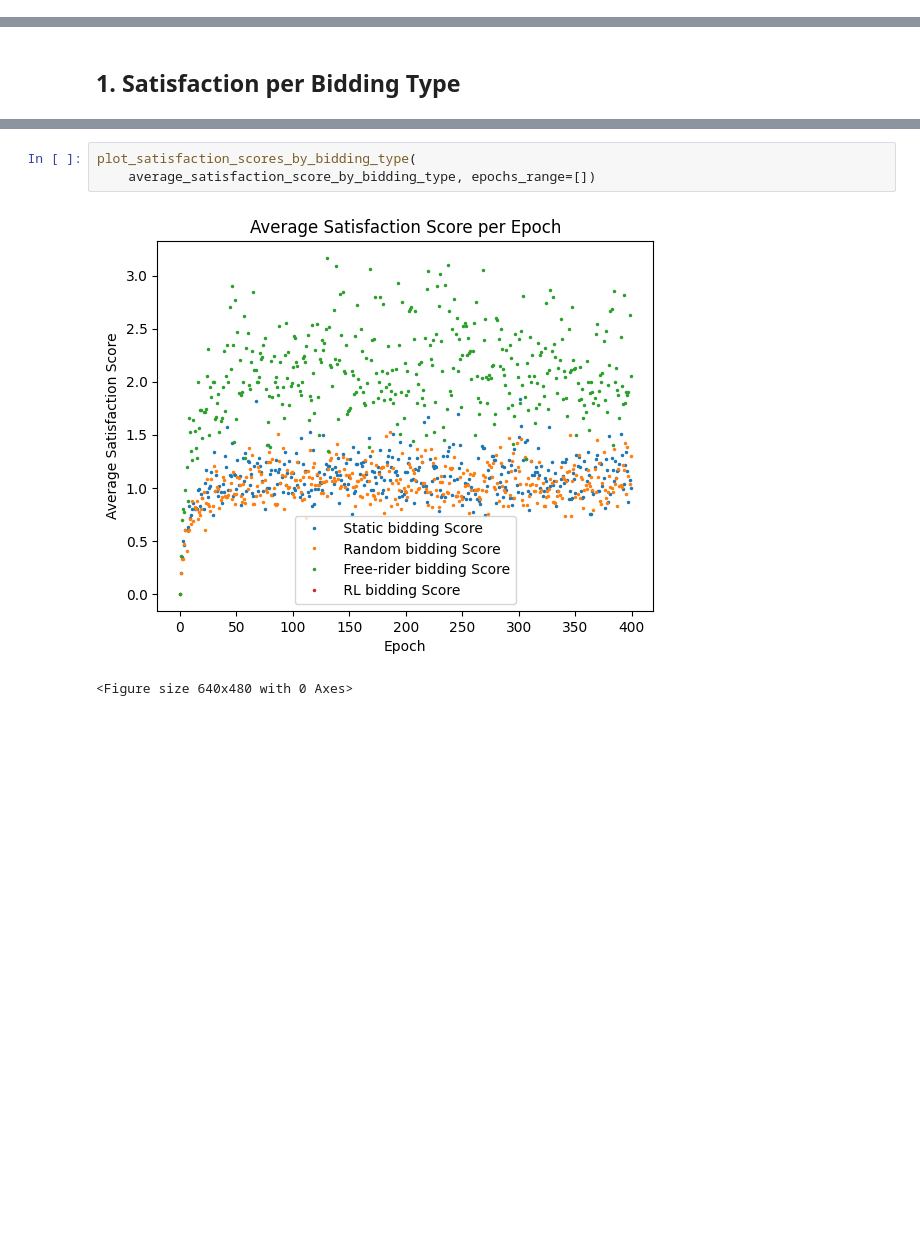
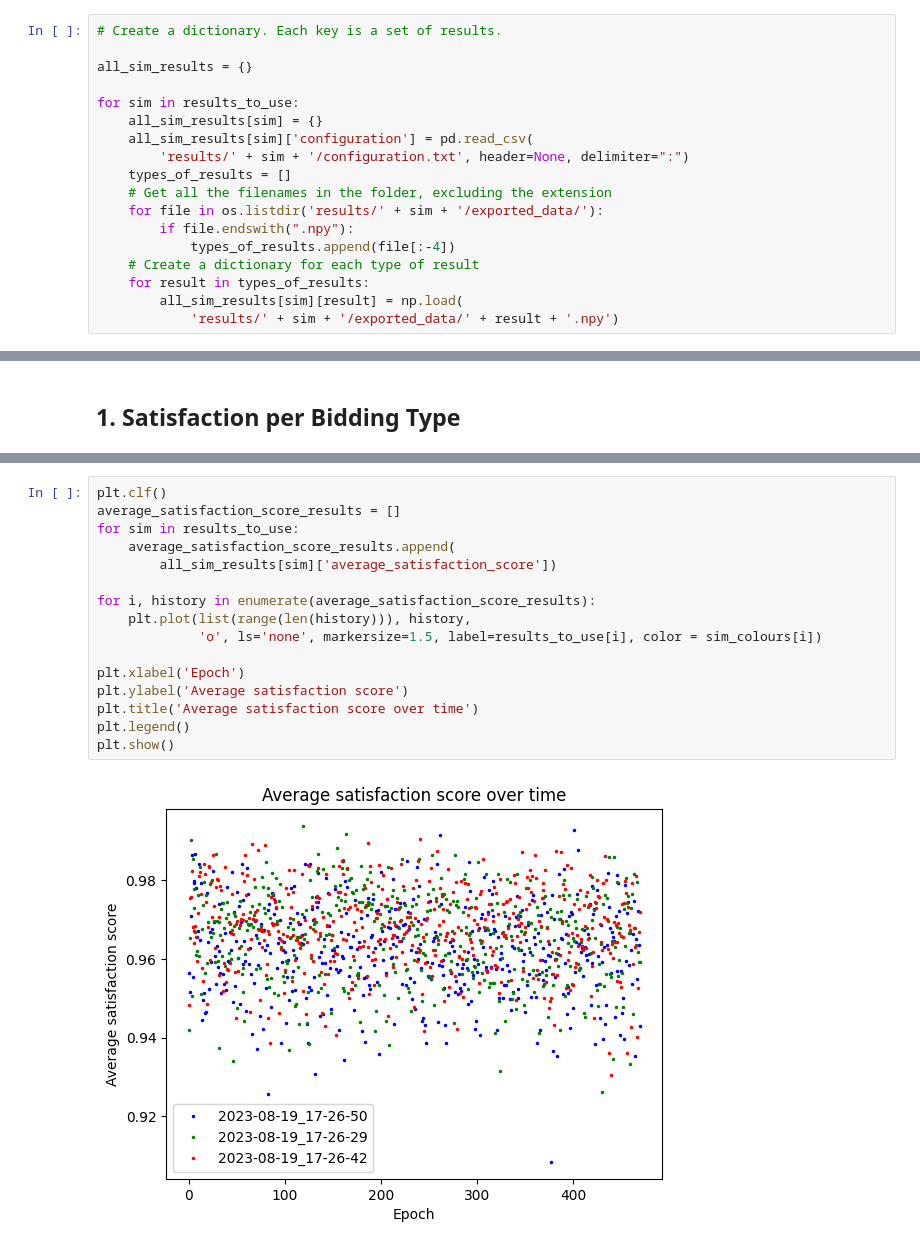
Before and after one commit to LeonidasZotos/adaptiveAuctions, a Jupyter notebook: analysis.ipynb, the cells around one changed output, grey strips where cells are left out. Drawn from its saved outputs; the diff is of its cells as text; blank space fills up the shorter version.

Commit message:
added better analysis that can combine results of different experiments

```diff
--- a/analysis.ipynb
+++ b/analysis.ipynb
@@ -50,0 +31,18 @@ display(sim_confifiguration)  # Display the configuration
+# %%
+# Create a dictionary. Each key is a set of results.
+
+all_sim_results = {}
+
+for sim in results_to_use:
+    all_sim_results[sim] = {}
+    all_sim_results[sim]['configuration'] = pd.read_csv(
+        'results/' + sim + '/configuration.txt', header=None, delimiter=":")
+    types_of_results = []
+    # Get all the filenames in the folder, excluding the extension
+    for file in os.listdir('results/' + sim + '/exported_data/'):
+        if file.endswith(".npy"):
+            types_of_results.append(file[:-4])
+    # Create a dictionary for each type of result
+    for result in types_of_results:
+        all_sim_results[sim][result] = np.load(
+            'results/' + sim + '/exported_data/' + result + '.npy')
@@ -91,7 +74,19 @@ def plot_satisfaction_scores_by_bidding_type(data, with_std=False, epochs_range=
-# %%
-plot_satisfaction_scores_by_bidding_type(
-    average_satisfaction_score_by_bidding_type, epochs_range=[])
-# %% [output]
-[figure, removed]
-<Figure size 640x480 with 0 Axes>
+# %%
+plt.clf()
+average_satisfaction_score_results = []
+for sim in results_to_use:
+    average_satisfaction_score_results.append(
+        all_sim_results[sim]['average_satisfaction_score'])
+
+for i, history in enumerate(average_satisfaction_score_results):
+    plt.plot(list(range(len(history))), history,
+             'o', ls='none', markersize=1.5, label=results_to_use[i], color = sim_colours[i])
+
+plt.xlabel('Epoch')
+plt.ylabel('Average satisfaction score')
+plt.title('Average satisfaction score over time')
+plt.legend()
+plt.show()
+# %% [output]
+[figure, added]
 # %% [markdown]
```
Also changed, not shown: parts of 25 cells of this notebook, 1 other file.
